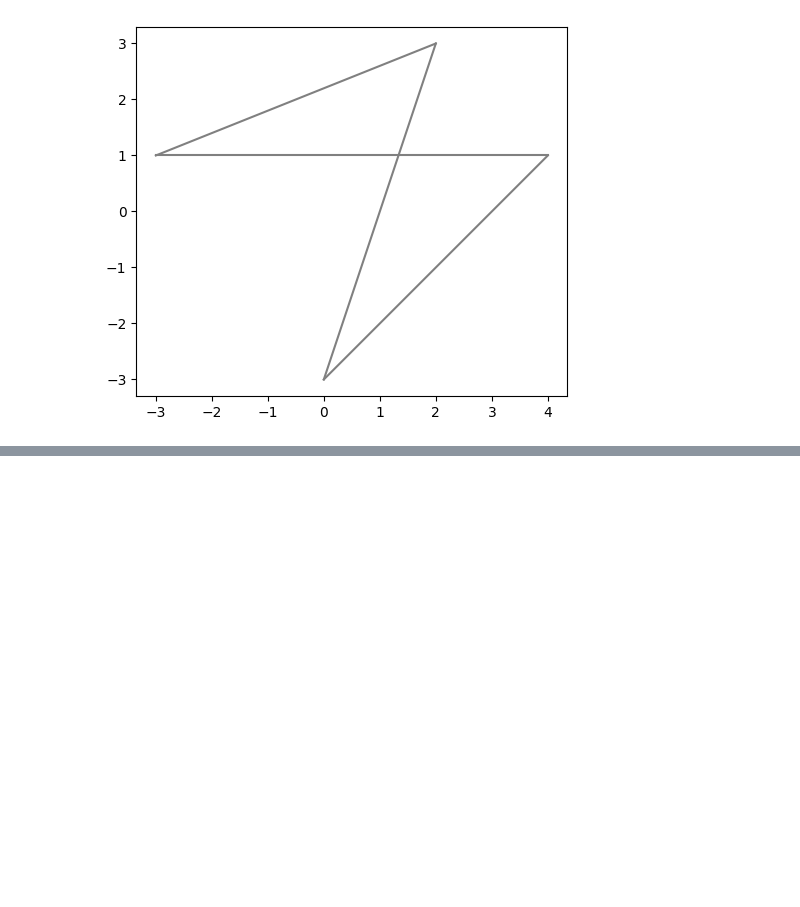
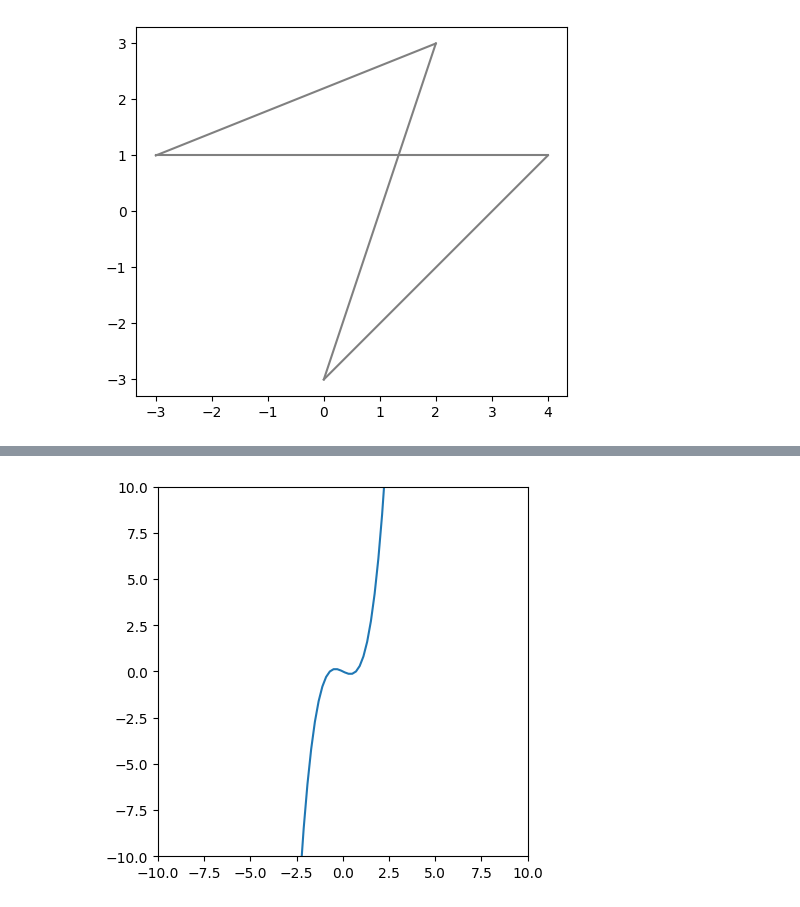
Before and after one commit to CodeSolid/symplot, a Jupyter notebook: TestSymplot.ipynb, the cells around one changed output, grey strips where cells are left out. Saved outputs shown, nothing was run; the diff lists cells and outputs as text; code cells hidden in the pictures; blank space fills up the shorter version.

Commit message:
Update Jupyter page with plot for a SymPy expression

```diff
--- a/TestSymplot.ipynb
+++ b/TestSymplot.ipynb
@@ -107,0 +64,7 @@ True
+# %%
+from sympy import symbols
+x = symbols('x')
+f = x**3 - x/2
+_ = symplot.plot(f)
+# %% [output]
+[figure, added]
```
Also changed, not shown: parts of 12 cells of this notebook, 1 other file.
